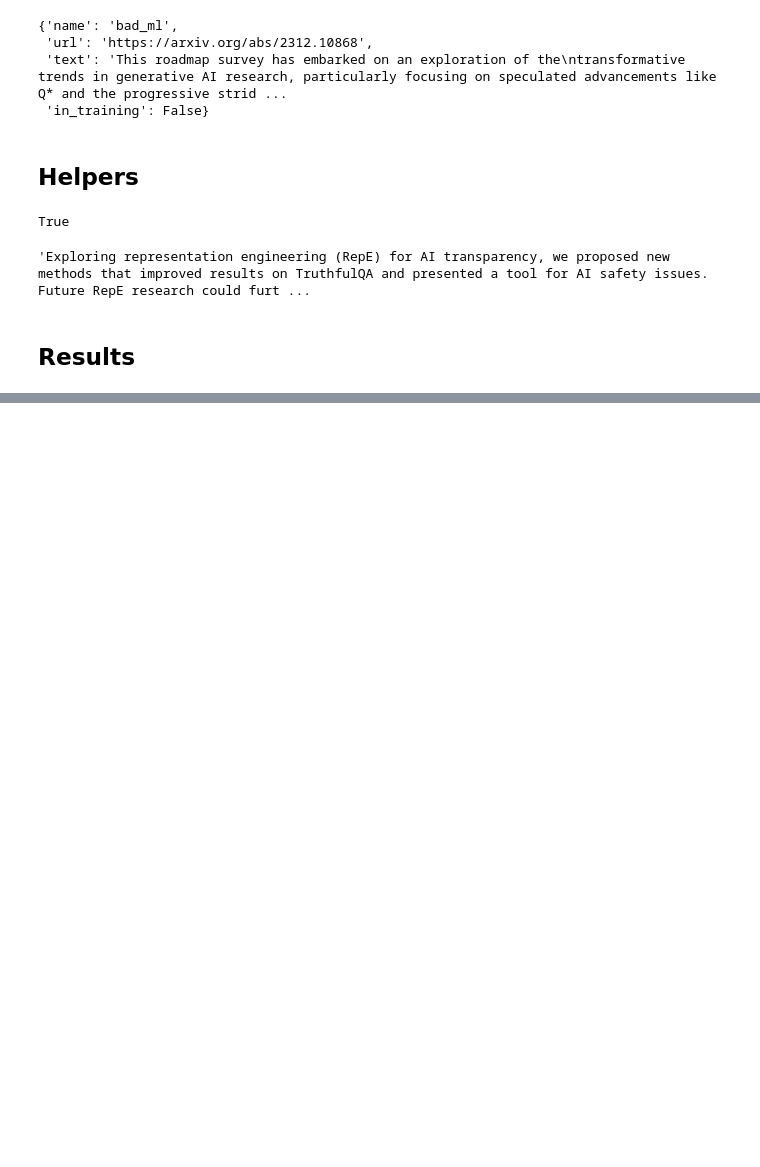
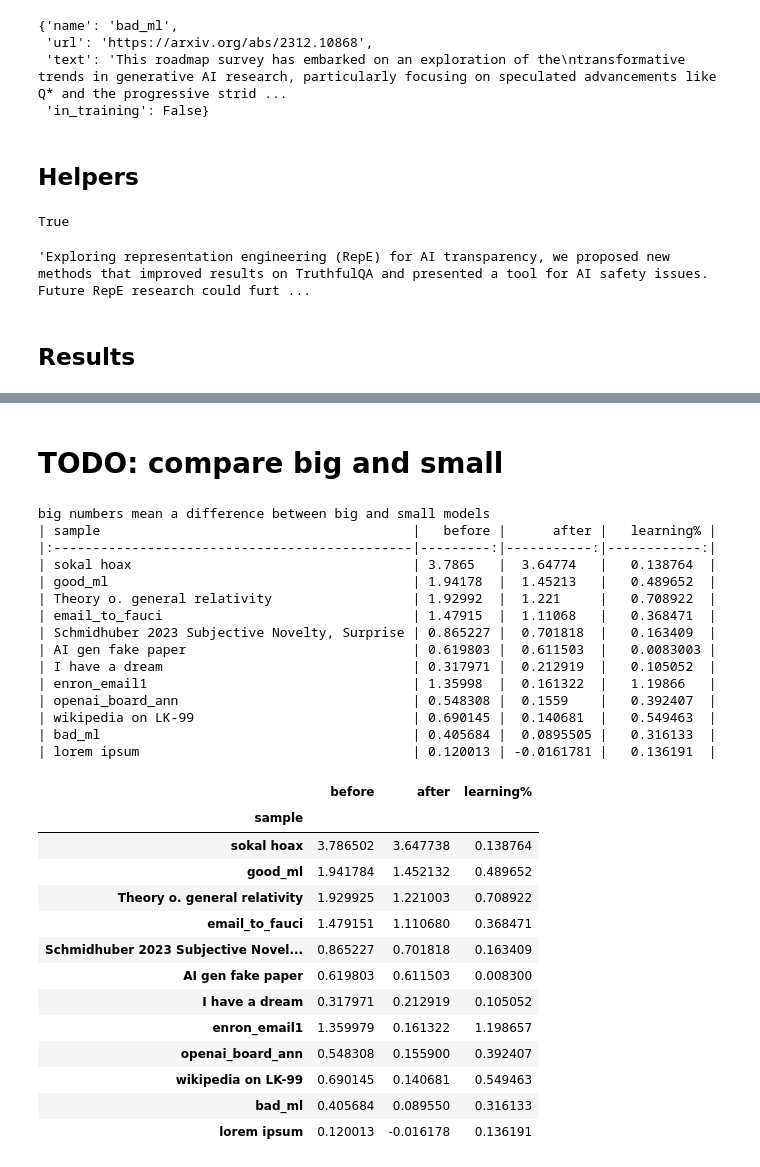
Before and after one commit to wassname/detect_bs_text, a Jupyter notebook: nbs/01_use_tldr_prompt.ipynb, the cells around one changed output, grey strips where cells are left out. Saved outputs shown, nothing was run; the diff lists cells and outputs as text; code cells hidden in the pictures; blank space fills up the shorter version.

```diff
--- a/nbs/01_use_tldr_prompt.ipynb
+++ b/nbs/01_use_tldr_prompt.ipynb
@@ -259,0 +391,7 @@ for n,d in df.groupby("model"):
+# %%
+df["learning%"] = (df["before"] - df["after"])
+for n,d in df.groupby("model"):
+    print(n)
+    d = d[['sample', 'learning%', 'in_training']].sort_values("learning%", ascending=False)
+    print(d.to_markdown())
+    display(d)
@@ -259,0 +511,39 @@ for n,d in df.groupby("model"):
+# %% [markdown]
+# TODO: compare big and small
+# %%
+a = df[df.model=="TheBloke/Llama-2-7B-GPTQ"].set_index('sample').drop(columns=['model', 'in_training'])
+b = df[df.model=="TheBloke/Llama-2-13B-GPTQ"].set_index('sample').drop(columns=['model', 'in_training'])
+d = (a-b).sort_values("after", ascending=False)
+print('big numbers (for after and learning) mean the smaller model was more confused')
+print(d.to_markdown())
+d
+# %% [output]
+big numbers mean a difference between big and small models
+| sample                                        |   before |      after |   learning% |
+|:----------------------------------------------|---------:|-----------:|------------:|
+| sokal hoax                                    | 3.7865   |  3.64774   |   0.138764  |
+| good_ml                                       | 1.94178  |  1.45213   |   0.489652  |
+| Theory o. general relativity                  | 1.92992  |  1.221     |   0.708922  |
+| email_to_fauci                                | 1.47915  |  1.11068   |   0.368471  |
+| Schmidhuber 2023 Subjective Novelty, Surprise | 0.865227 |  0.701818  |   0.163409  |
+| AI gen fake paper                             | 0.619803 |  0.611503  |   0.0083003 |
+| I have a dream                                | 0.317971 |  0.212919  |   0.105052  |
+| enron_email1                                  | 1.35998  |  0.161322  |   1.19866   |
+| openai_board_ann                              | 0.548308 |  0.1559    |   0.392407  |
+| wikipedia on LK-99                            | 0.690145 |  0.140681  |   0.549463  |
+| bad_ml                                        | 0.405684 |  0.0895505 |   0.316133  |
+| lorem ipsum                                   | 0.120013 | -0.0161781 |   0.136191  |
+|  | before | after | learning% |
+| sample |  |  |  |
+| sokal hoax | 3.786502 | 3.647738 | 0.138764 |
+| good_ml | 1.941784 | 1.452132 | 0.489652 |
+| Theory o. general relativity | 1.929925 | 1.221003 | 0.708922 |
+| email_to_fauci | 1.479151 | 1.110680 | 0.368471 |
+| Schmidhuber 2023 Subjective Novel... | 0.865227 | 0.701818 | 0.163409 |
+| AI gen fake paper | 0.619803 | 0.611503 | 0.008300 |
+| I have a dream | 0.317971 | 0.212919 | 0.105052 |
+| enron_email1 | 1.359979 | 0.161322 | 1.198657 |
+| openai_board_ann | 0.548308 | 0.155900 | 0.392407 |
+| wikipedia on LK-99 | 0.690145 | 0.140681 | 0.549463 |
+| bad_ml | 0.405684 | 0.089550 | 0.316133 |
+| lorem ipsum | 0.120013 | -0.016178 | 0.136191 |
```
Also changed, not shown: parts of 7 cells of this notebook, 2 other files.
